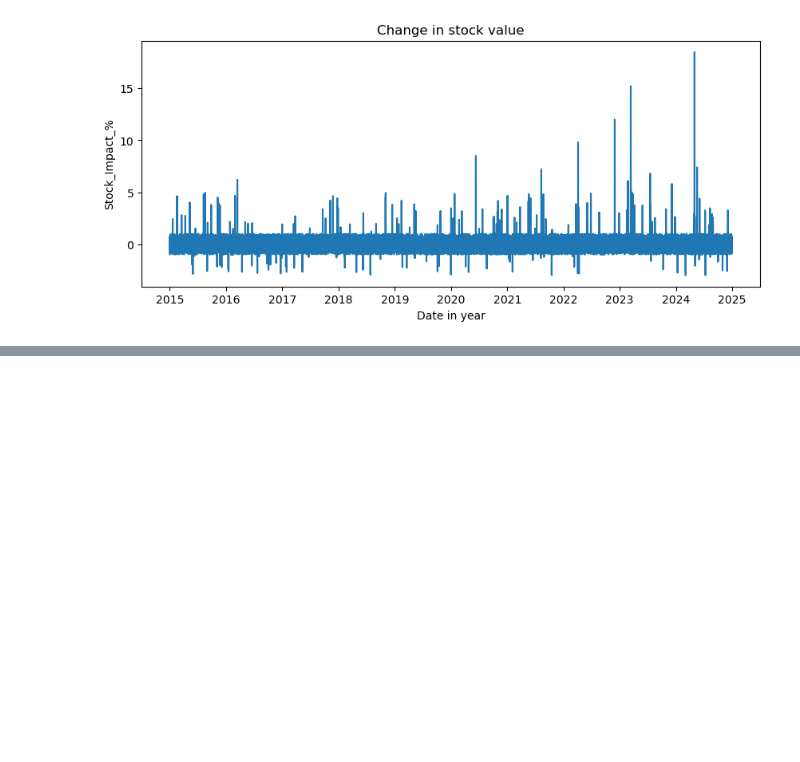
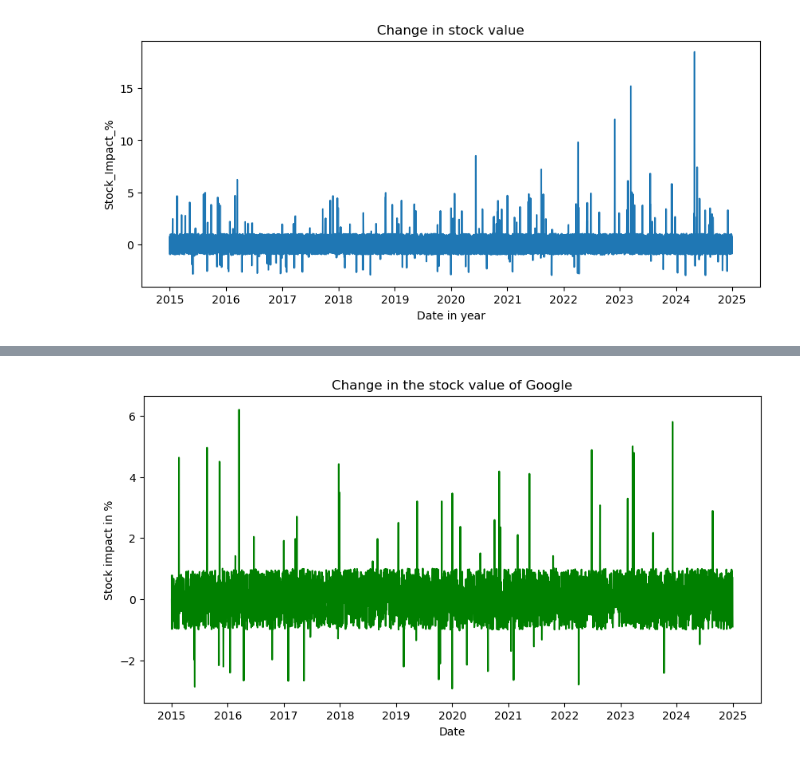
Before and after one commit to abdullahkhan-10/Python-Complete-Course, a Jupyter notebook: Python Projects/Intermediate Projects/3_financial_data.ipynb, the cells around one changed output, grey strips where cells are left out. Saved outputs shown, nothing was run; the diff lists cells and outputs as text; code cells hidden in the pictures; blank space fills up the shorter version.

```diff
--- a/Python Projects/Intermediate Projects/3_financial_data.ipynb
+++ b/Python Projects/Intermediate Projects/3_financial_data.ipynb
@@ -236,0 +272,4 @@ plt.show()
+# %%
+google_data = financial_data[financial_data["Company"] == "Google"]
+
+google_data.head()
@@ -236,0 +283,11 @@ plt.show()
+# %%
+plt.figure(figsize= (10,5))
+
+plt.plot(google_data["Date"], google_data["Stock_Impact_%"], color="green")
+plt.title("Change in the stock value of Google")
+plt.xlabel("Date")
+plt.ylabel("Stock impact in %")
+
+plt.show()
+# %% [output]
+[figure, added]
```
Also changed, not shown: parts of 7 cells of this notebook.
